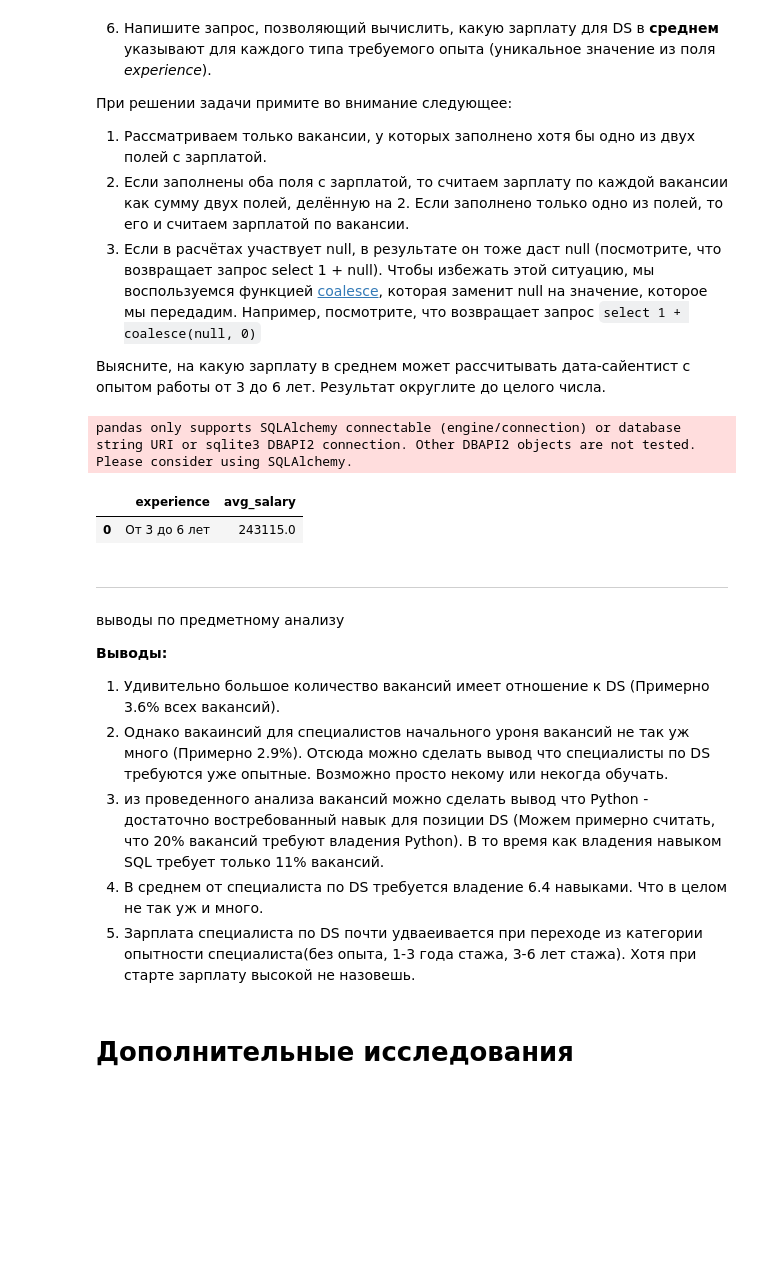
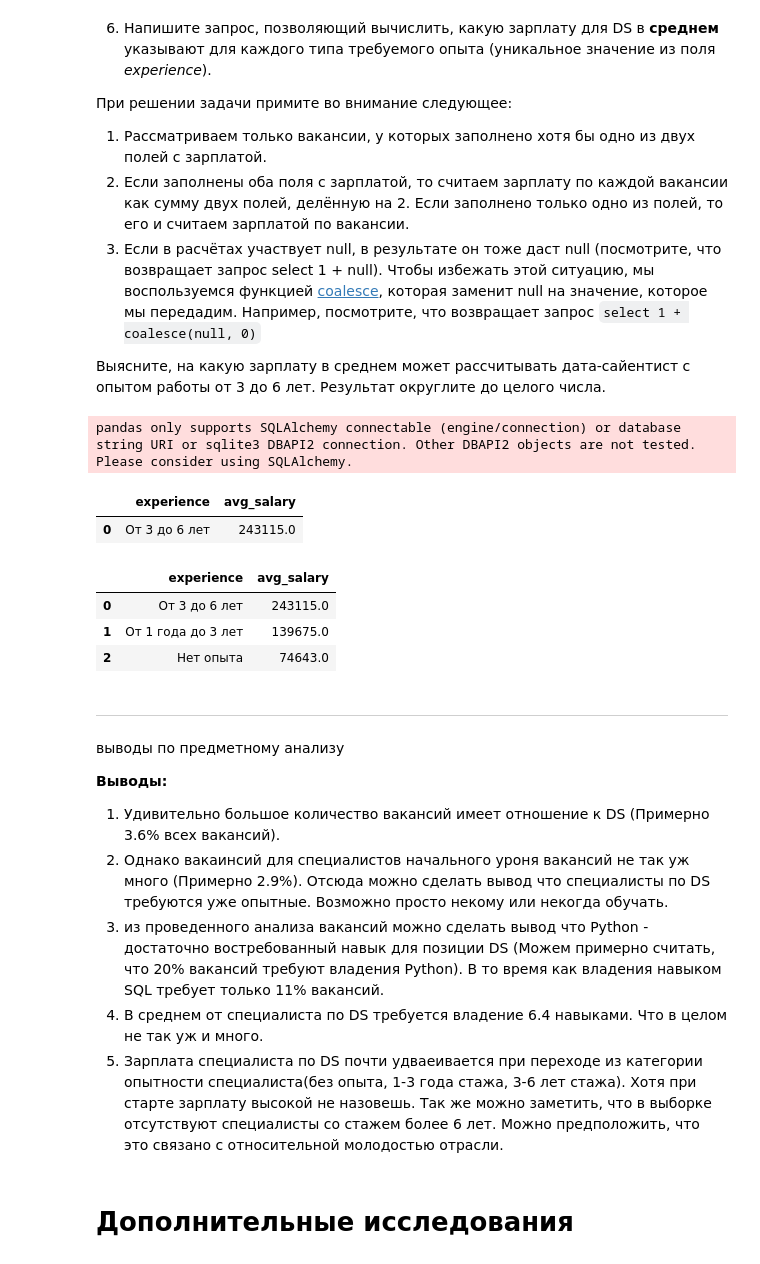
Before and after one commit to eartzhi/HH_project_2, a Jupyter notebook: Project_2_Ноутбук.ipynb, the cells around one changed output. Drawn from its saved outputs; the diff is of its cells as text; code cells hidden in the pictures; blank space fills up the shorter version.

```diff
--- a/Project_2_Ноутбук.ipynb
+++ b/Project_2_Ноутбук.ipynb
@@ -638,11 +638,15 @@ GROUP BY experience
 # %%
 # результат запроса
 df_6_6 = pd.read_sql_query(query_6_6, connection)
-display(df_6_6.loc[df_6_6.experience=='От 3 до 6 лет'])
+display(df_6_6.loc[df_6_6.experience=='От 3 до 6 лет'], df_6_6)
 # %% [output]
 pandas only supports SQLAlchemy connectable (engine/connection) or database string URI or sqlite3 DBAPI2 connection. Other DBAPI2 objects are not tested. Please consider using SQLAlchemy.
 |  | experience | avg_salary |
 | 0 | От 3 до 6 лет | 243115.0 |
+|  | experience | avg_salary |
+| 0 | От 3 до 6 лет | 243115.0 |
+| 1 | От 1 года до 3 лет | 139675.0 |
+| 2 | Нет опыта | 74643.0 |
 # %% [markdown]
 ***
 # %% [markdown]
@@ -653,7 +657,7 @@ pandas only supports SQLAlchemy connectable (engine/connection) or database stri
 2. Однако вакаинсий для специалистов начального уроня вакансий не так уж много (Примерно 2.9%). Отсюда можно сделать вывод что специалисты по DS требуются уже опытные. Возможно просто некому или некогда обучать.
 3. из проведенного анализа вакансий можно сделать вывод что Python - достаточно востребованный навык для позиции DS (Можем примерно считать, что 20% вакансий требуют владения Python). В то время как владения навыком SQL требует только 11% вакансий.
 4. В среднем от специалиста по DS требуется владение 6.4 навыками. Что в целом не так уж и много.
-5. Зарплата специалиста по DS почти удваеивается при переходе из категории опытности специалиста(без опыта, 1-3 года стажа, 3-6 лет стажа). Хотя при старте зарплату высокой не назовешь.
+5. Зарплата специалиста по DS почти удваеивается при переходе из категории опытности специалиста(без опыта, 1-3 года стажа, 3-6 лет стажа). Хотя при старте зарплату высокой не назовешь. Так же можно заметить, что в выборке отсутствуют специалисты со стажем более 6 лет. Можно предположить, что это связано с относительной молодостью отрасли.
 # %% [markdown]
 # Дополнительные исследования
 # %% [markdown]
```
Also changed, not shown: parts of 5 cells of this notebook, 1 other file.
